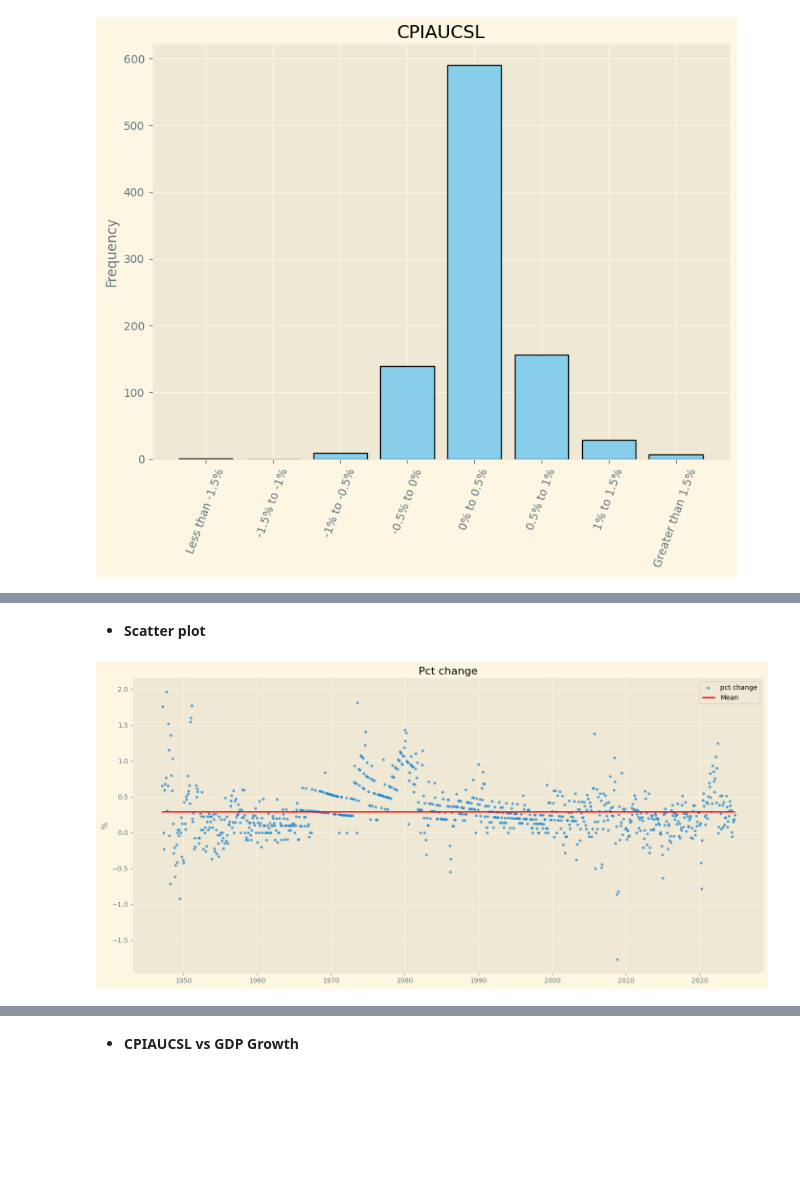
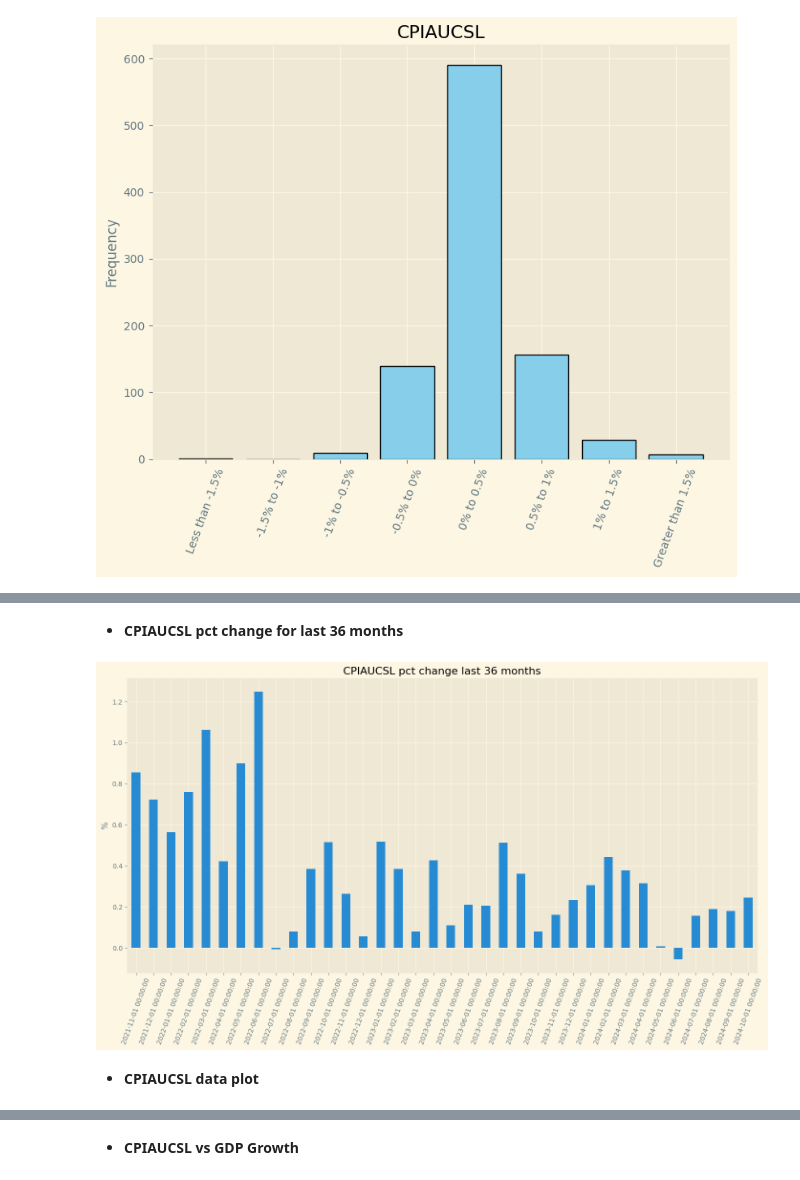
Before and after one commit to mod7ex/macro, a Jupyter notebook: Endogenous/CPIAUCSL.ipynb, the cells around one changed output, grey strips where cells are left out. Cells and saved outputs as stored; diff of their text form; code cells hidden in the pictures; blank space fills up the shorter version.

```diff
--- a/Endogenous/CPIAUCSL.ipynb
+++ b/Endogenous/CPIAUCSL.ipynb
@@ -214,12 +233,21 @@ plt.show();
+# %% [markdown]
+- **CPIAUCSL pct change for last 36 months**
+# %%
+last_36_df = df.tail(36)
+last_36_mean = 100 * last_36_df['^ %'].mean()
+
+(last_36_df['^ %'] * 100).plot(
+    kind='bar',
+    figsize=(17, 8),
+    xlabel='',
+    ylabel='%',
+    title='CPIAUCSL pct change last 36 months',
+);
+
+# plt.plot(last_36_df.index, [last_36_mean] * len(last_36_df), 'r');
+
+plt.xticks(rotation=70);
+# %% [output]
+[figure, added]
 # %% [markdown]
-- **Scatter plot**
+- **CPIAUCSL data plot**
-# %%
-plt.figure(figsize=(17, 8))
-
-plt.scatter(x=df.index, y=df['^ %']*100, alpha=.7, marker=".");
-plt.plot(df.index, [100 * stats.mean] * (stats.nobs + 1), 'r');
-plt.title('Pct change')
-plt.ylabel('%')
-plt.legend(['pct change', 'Mean']);
-# %% [output]
-[figure, removed]
```
Also changed, not shown: parts of 11 cells of this notebook, 4 other files.
